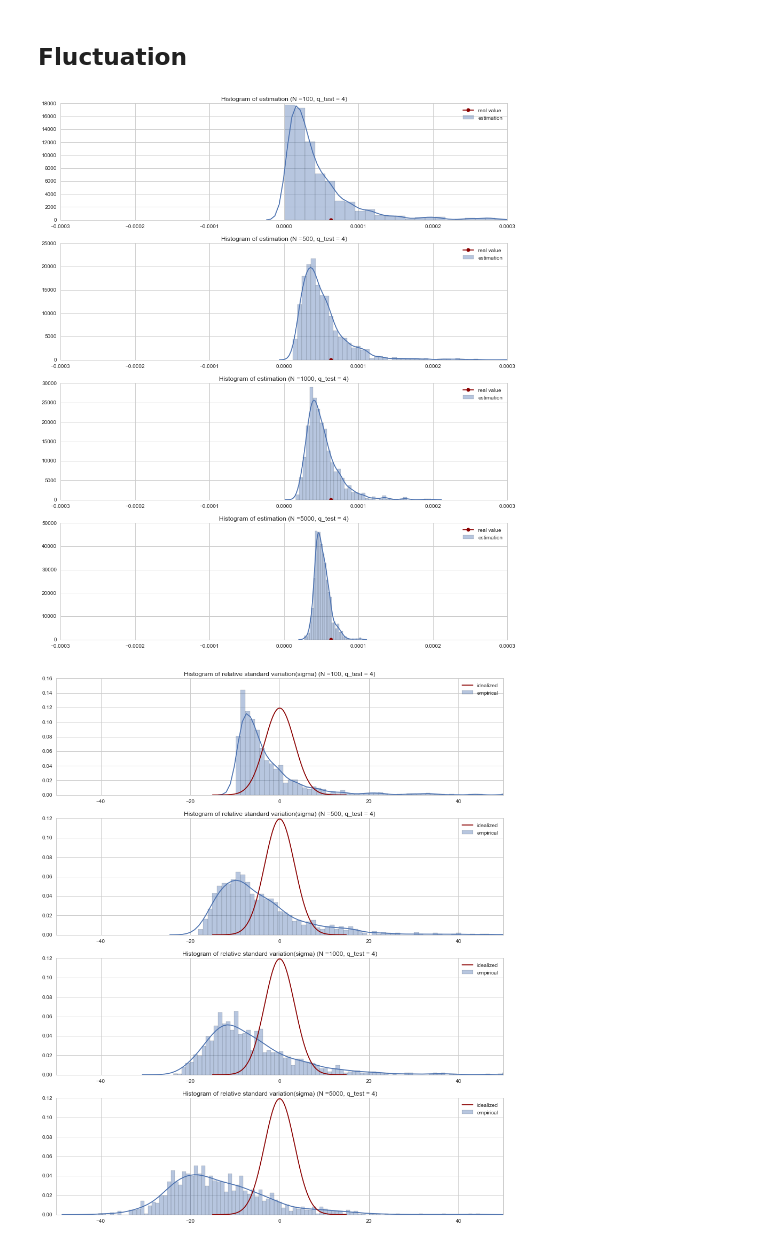
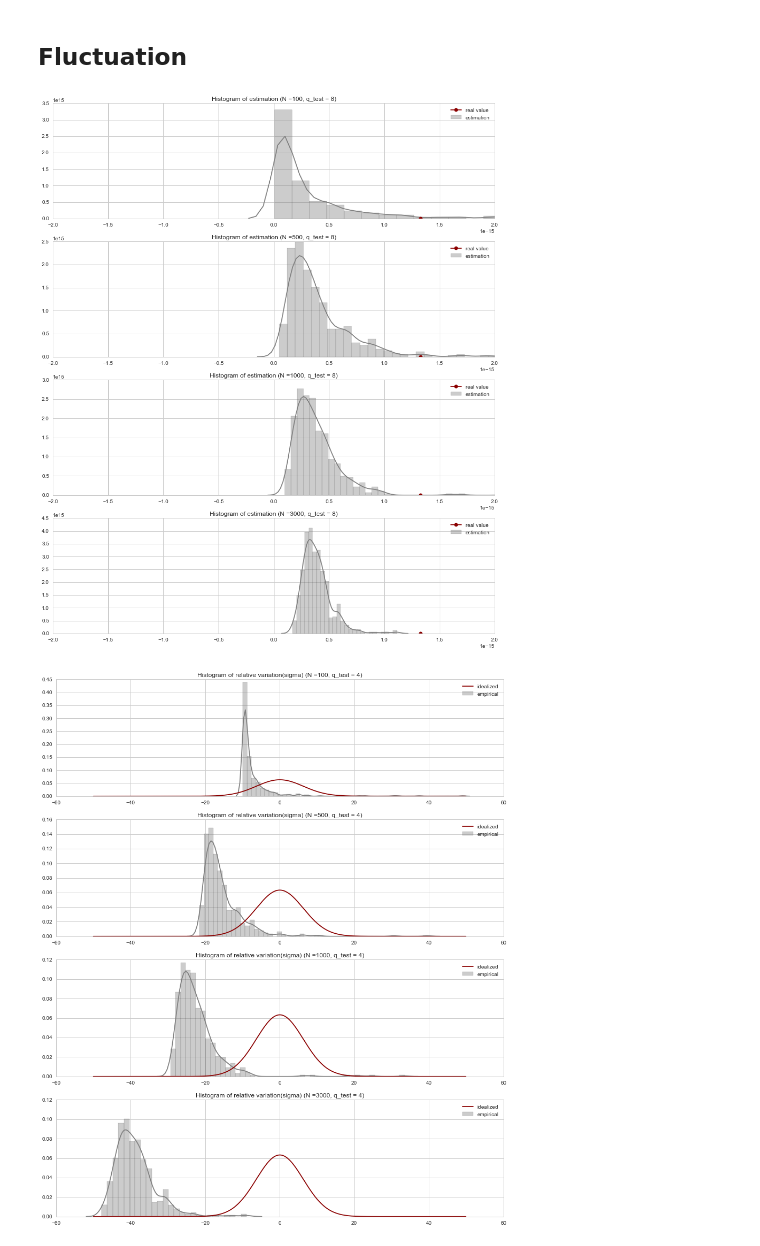
Before and after one commit to MGIMM/Rare-Events, a Jupyter notebook: simulation/Fluctuation_analysis_fixed_level_(toy_example).ipynb, the cells around one changed output. Drawn from its saved outputs; the diff is of its cells as text; code cells hidden in the pictures.

```diff
--- a/simulation/Fluctuation_analysis_fixed_level_(toy_example).ipynb
+++ b/simulation/Fluctuation_analysis_fixed_level_(toy_example).ipynb
@@ -20,7 +20,7 @@ from scipy.stats import norm
 
 # sequence of levels: idealized situation
 
-q_test = 4
+q_test = 8
 p = (1-norm.cdf(q_test))*2
 
 ###idealized situation
@@ -142,8 +153,8 @@ simulation_fixed_levels(real_p = p ,N = 500, L = L_ideal
 # %%
-list_N = [100,500,1000,5000]
+list_N = [100,500,1000,3000]
 n_choice_N = len(list_N)
-n_sim = 100
-#N = 100, 1000, 10000, 100000
+n_sim = 500
+
 sim_N =[[ [] for j in range(n_sim)] for i in range(n_choice_N)]
 print ("Total number of simulation: ", n_choice_N)
 for index_sim in range(n_choice_N):
@@ -176,27 +187,27 @@ plt.figure(figsize = [15,18])
 for i in range(n_choice_N):
     plt.subplot(n_choice_N,1,i+1)
 
-    sns.distplot(estimation_sim[i], label = "estimation")
-    plt.title('Histogram of estimation (N ='+str(list_N[i])+', q_test = 4)')
+    sns.distplot(estimation_sim[i], label = "estimation",color = "grey")
+    plt.title('Histogram of estimation (N ='+str(list_N[i])+', q_test = 8)')
     x = np.arange(-15,15,0.1)
     plt.plot(p,0,marker = "o",color = 'darkred',label = "real value")
     plt.legend()
-    plt.xlim([-0.0003,0.0003])
+    plt.xlim([-2e-15,2e-15])
 # %% [output]
-[figure, old version]
+[figure, new version]
 # %%
 ##fluctuation of variance(sigma)
 plt.figure(figsize = [15,18])
 for i in range(n_choice_N):
     plt.subplot(n_choice_N,1,i+1)
 
-    sns.distplot(sigma_relative_variation_sim[i] ,bins = 100, label = "empirical")
+    sns.distplot(sigma_relative_variation_sim[i] , label = "empirical",color = "grey")
     plt.title('Histogram of relative variation(sigma) (N ='+str(list_N[i])+', q_test = 4)')
-    x = np.arange(-15,15,0.1)
+    x = np.arange(-50,50,0.1)
     plt.plot(x,norm.pdf(x,0,sigma_theoretical), label = "idealized", color = "darkred")
     plt.legend()
-    plt.xlim([-50,50])
+    #plt.xlim([-50,50])
 # %% [output]
-[figure, old version]
+[figure, new version]
 # %%
 plt.figure(figsize = [10,5])
```
Also changed, not shown: parts of 8 cells of this notebook.
